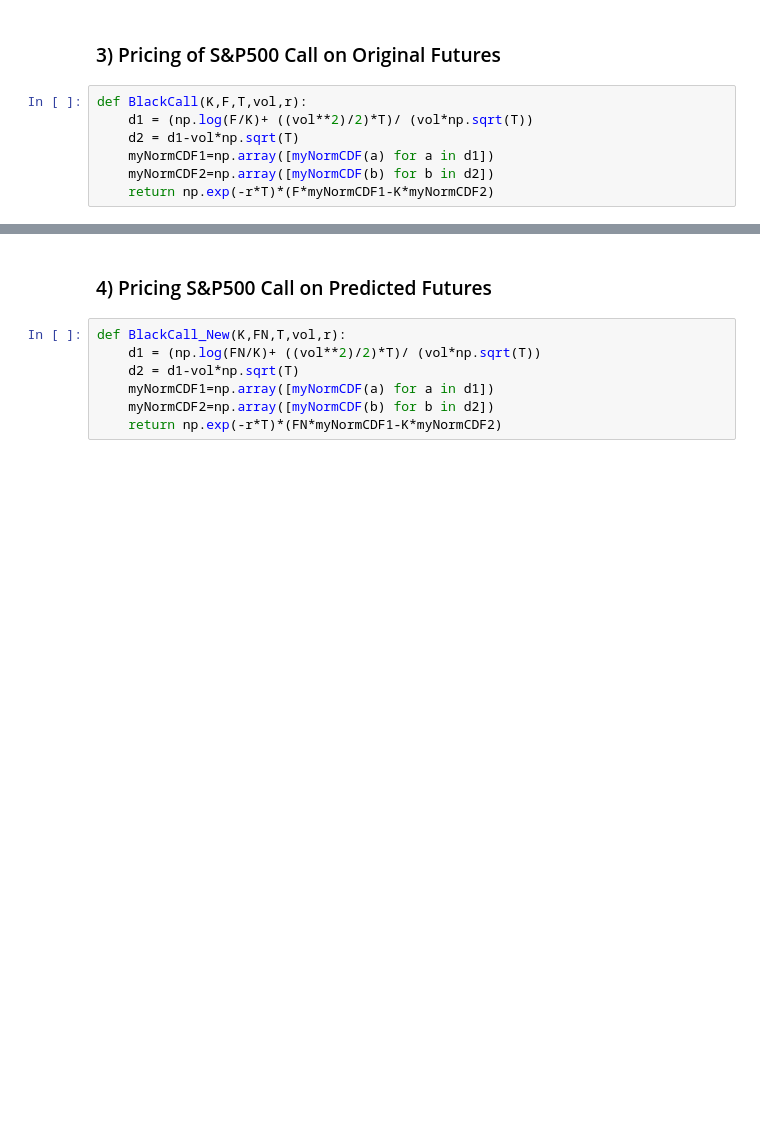
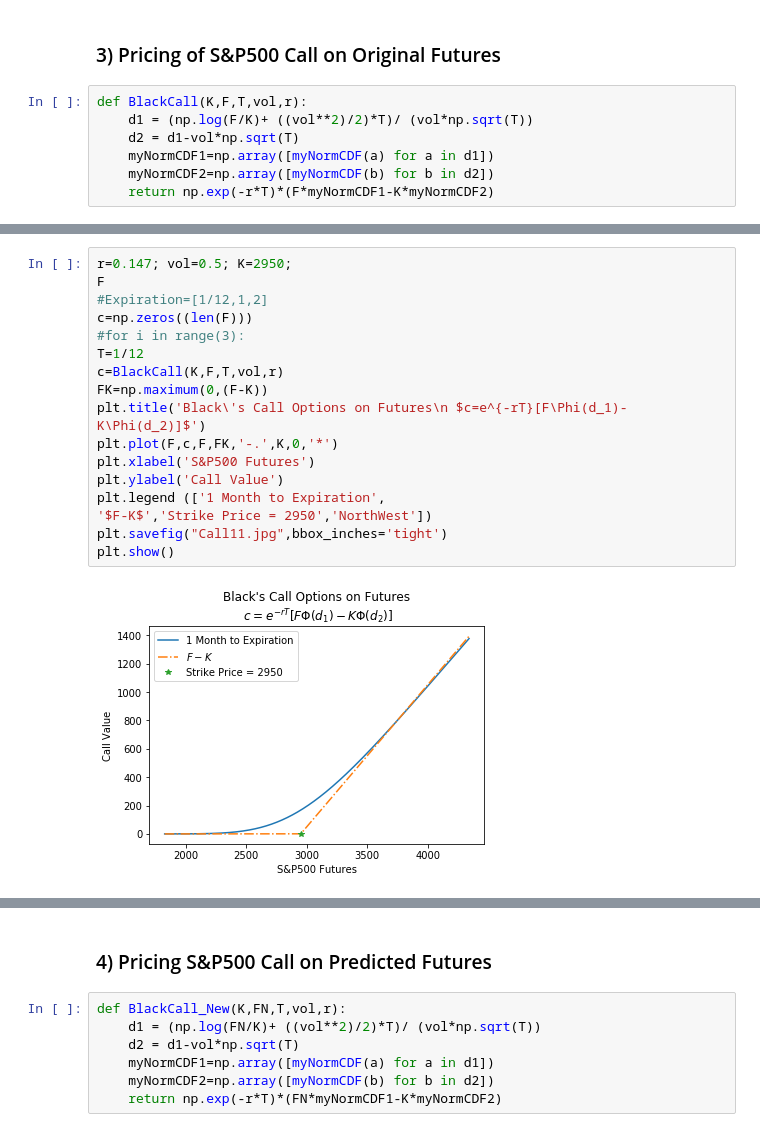
Before and after one commit to Mokhanda/AIMS-Research-Project-Link-1-, a Jupyter notebook: Final Code.ipynb, the cells around one changed output, grey strips where cells are left out. Drawn from its saved outputs; the diff is of its cells as text; blank space fills up the shorter version.

```diff
--- a/Final Code.ipynb
+++ b/Final Code.ipynb
@@ -115,0 +109,19 @@ plt.show()
+# %%
+r=0.147; vol=0.5; K=2950;
+F
+#Expiration=[1/12,1,2]
+c=np.zeros((len(F)))
+#for i in range(3):
+T=1/12
+c=BlackCall(K,F,T,vol,r)
+FK=np.maximum(0,(F-K))
+plt.title('Black\'s Call Options on Futures\n $c=e^{-rT}[F\Phi(d_1)-K\Phi(d_2)]$')
+plt.plot(F,c,F,FK,'-.',K,0,'*')
+plt.xlabel('S&P500 Futures')
+plt.ylabel('Call Value')
+plt.legend (['1 Month to Expiration',
+'$F-K$','Strike Price = 2950','NorthWest'])
+plt.savefig("Call11.jpg",bbox_inches='tight')
+plt.show()
+# %% [output]
+[figure, added]
```
Also changed, not shown: parts of 61 cells of this notebook.
